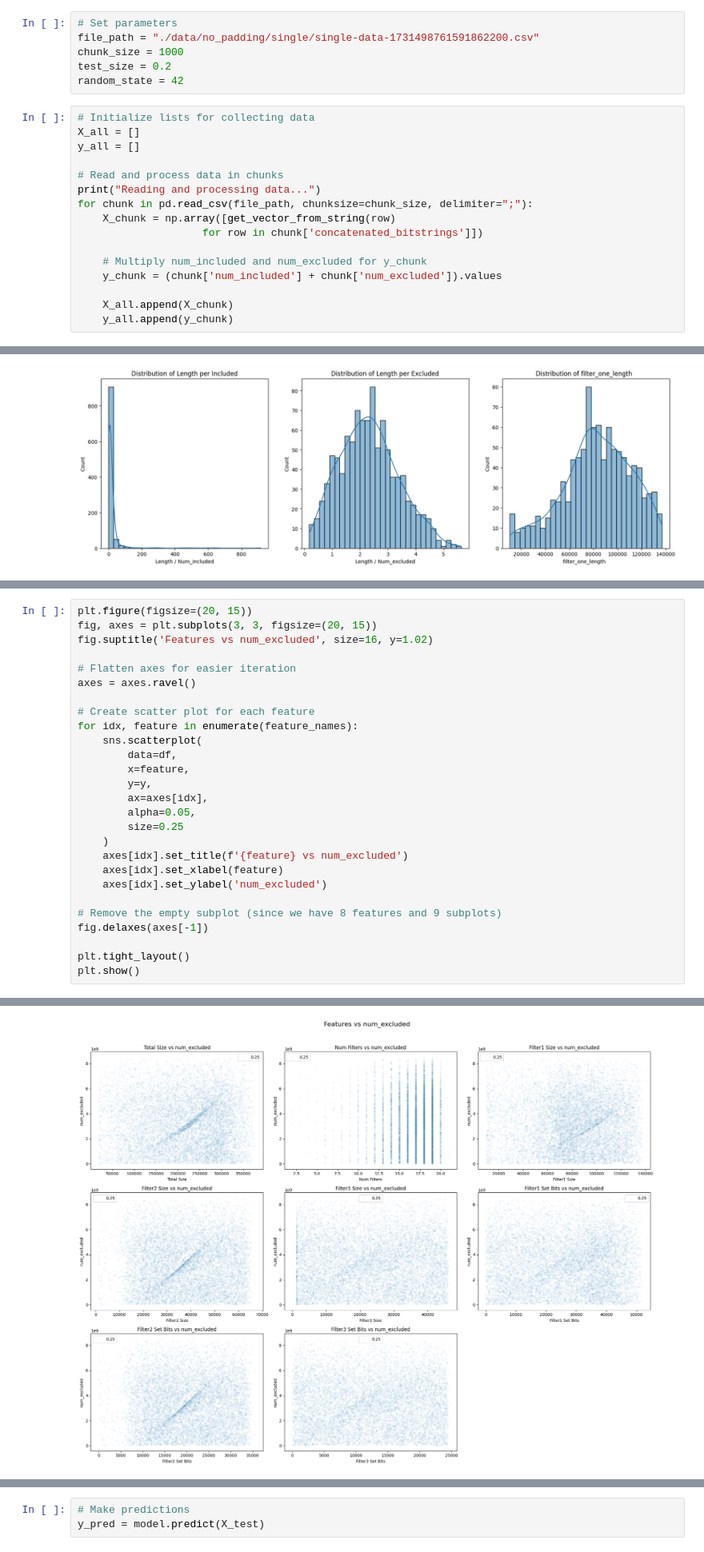
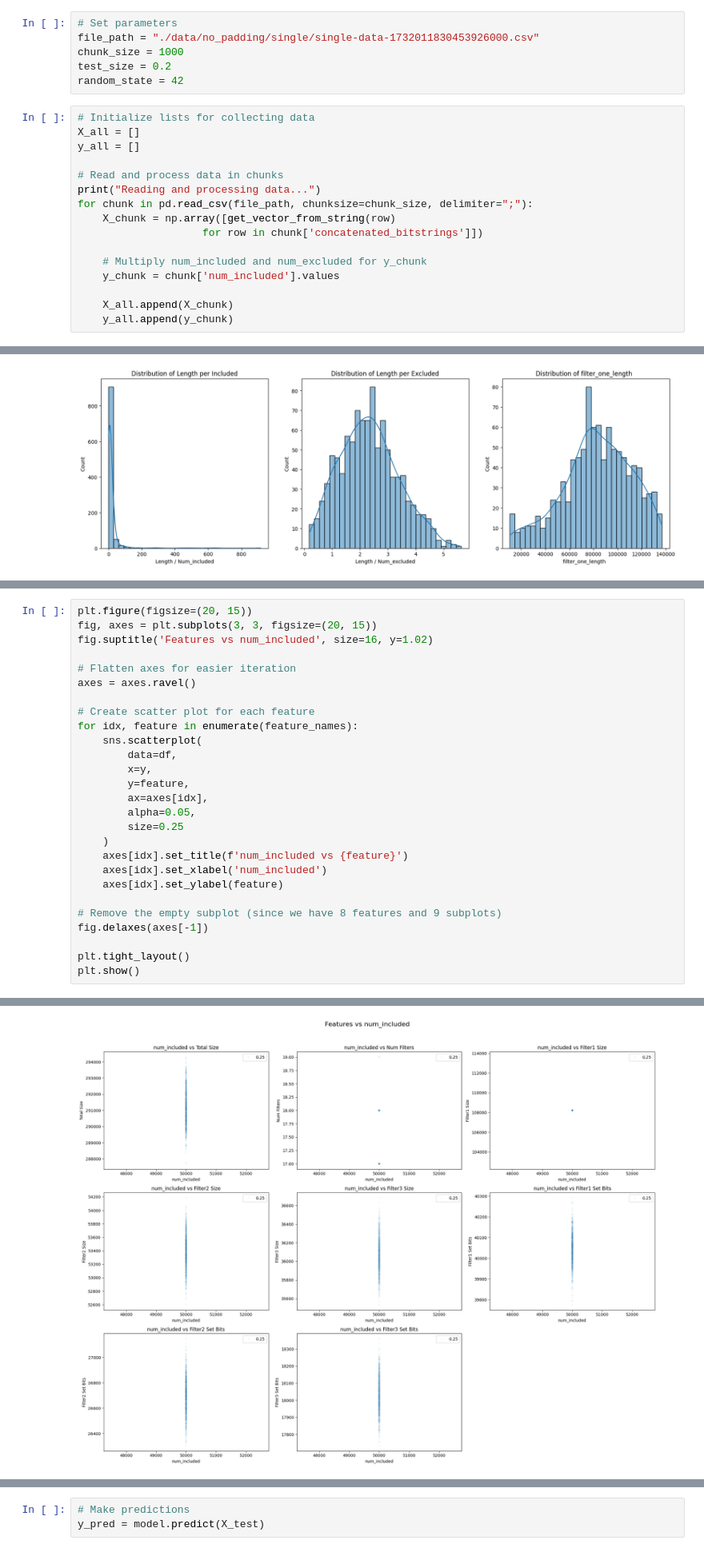
Before and after one commit to flhps/crset-empirical-experiments, a Jupyter notebook: ml_regression_analysis_unpadded_revoked.ipynb, the cells around one changed output, grey strips where cells are left out. Shown at 80% size. Cells and saved outputs as stored; diff of their text form.

Commit message:
Testing single size feature distribution
Signed-off-by: Felix Hoops <9974641+jfelixh@users.noreply.github.com>

```diff
--- a/ml_regression_analysis_unpadded_revoked.ipynb
+++ b/ml_regression_analysis_unpadded_revoked.ipynb
@@ -16,7 +16,7 @@ import seaborn as sns
 from src.utils.cascade_property_vectorizer import get_vector_from_string
 # %%
 # Set parameters
-file_path = "./data/no_padding/single/single-data-1731498761591862200.csv"
+file_path = "./data/no_padding/single/single-data-1732011830453926000.csv"
 chunk_size = 1000
 test_size = 0.2
 random_state = 42
@@ -32,7 +32,7 @@ for chunk in pd.read_csv(file_path, chunksize=chunk_size, delimiter=";"):
                     for row in chunk['concatenated_bitstrings']])
 
     # Multiply num_included and num_excluded for y_chunk
-    y_chunk = (chunk['num_included'] + chunk['num_excluded']).values
+    y_chunk = chunk['num_included'].values
 
     X_all.append(X_chunk)
     y_all.append(y_chunk)
@@ -152,33 +152,33 @@ plt.show()
 # %%
 plt.figure(figsize=(20, 15))
 fig, axes = plt.subplots(3, 3, figsize=(20, 15))
-fig.suptitle('Features vs num_excluded', size=16, y=1.02)
+fig.suptitle('Features vs num_included', size=16, y=1.02)
 
 # Flatten axes for easier iteration
 axes = axes.ravel()
 
 # Create scatter plot for each feature
 for idx, feature in enumerate(feature_names):
     sns.scatterplot(
         data=df,
-        x=feature,
-        y=y,
+        x=y,
+        y=feature,
         ax=axes[idx],
         alpha=0.05,
         size=0.25
     )
-    axes[idx].set_title(f'{feature} vs num_excluded')
-    axes[idx].set_xlabel(feature)
-    axes[idx].set_ylabel('num_excluded')
+    axes[idx].set_title(f'num_included vs {feature}')
+    axes[idx].set_xlabel('num_included')
+    axes[idx].set_ylabel(feature)
 
 # Remove the empty subplot (since we have 8 features and 9 subplots)
 fig.delaxes(axes[-1])
 
 plt.tight_layout()
 plt.show()
 # %% [output]
 <Figure size 2000x1500 with 0 Axes>
-[figure, old version]
+[figure, new version]
 # %%
 # Combine all chunks
 X = np.vstack(X_all)
```
Also changed, not shown: parts of 2 cells of this notebook, 2 other files.
